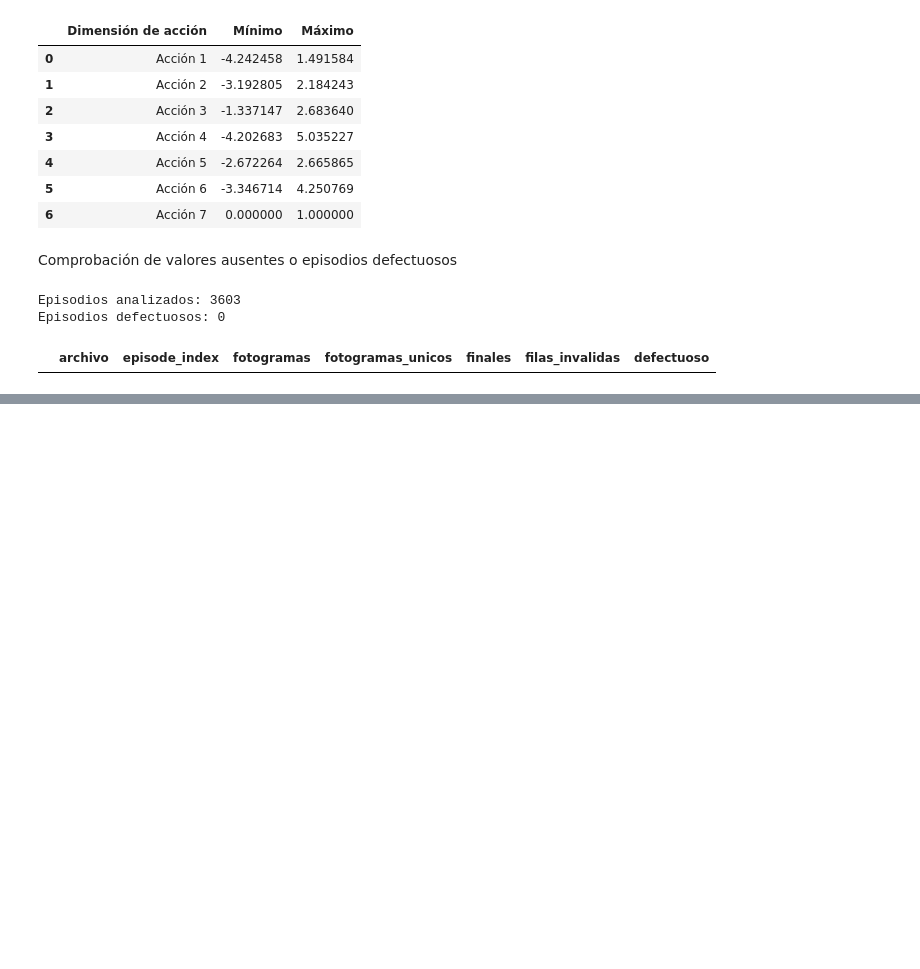
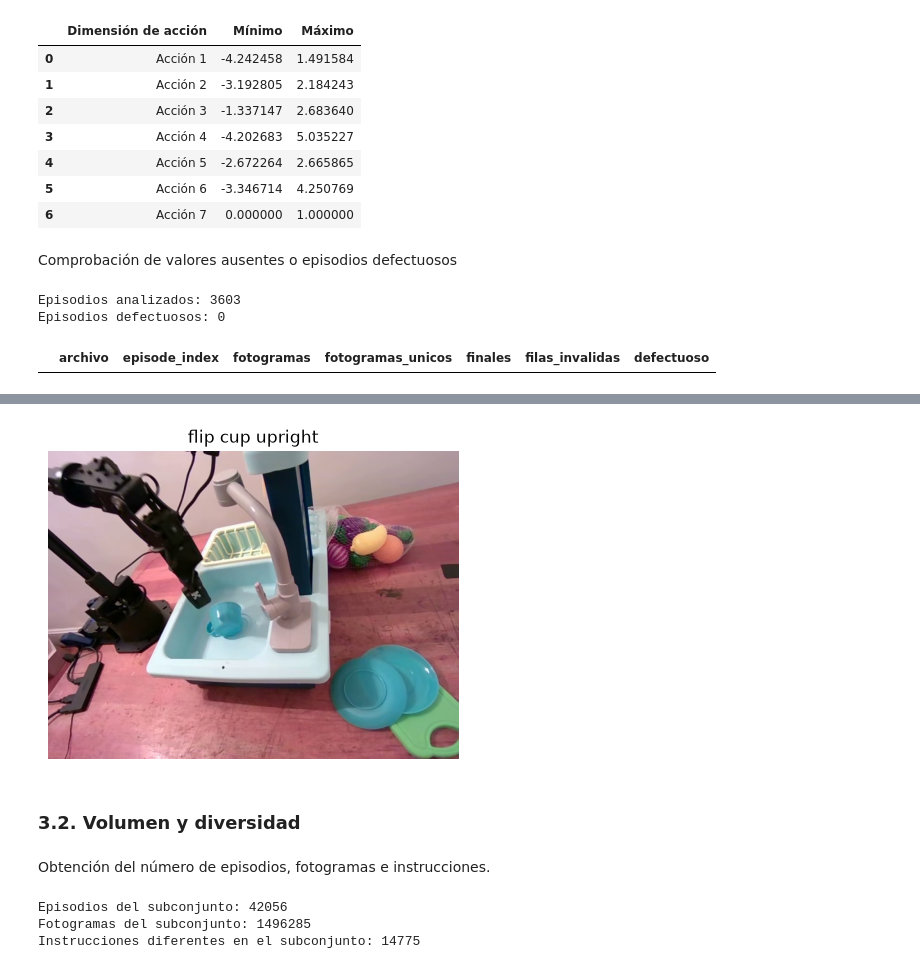
Before and after one commit to osoria80/TFM-VLA, a Jupyter notebook: notebooks/02_estudio_dataset.ipynb, the cells around one changed output, grey strips where cells are left out. Cells and saved outputs as stored; diff of their text form; code cells hidden in the pictures; blank space fills up the shorter version.

Commit message:
Análisis de BridgeV2 dataset

```diff
--- a/notebooks/02_estudio_dataset.ipynb
+++ b/notebooks/02_estudio_dataset.ipynb
@@ -471,0 +563,14 @@ Episodios defectuosos: 0
+# %%
+fila = muestra.iloc[4]
+
+id_tarea = int(fila["task_index"])
+instruccion = tareas_bridge.index[
+    tareas_bridge["task_index"] == id_tarea
+][0]
+
+print("Instrucción:", instruccion)
+print("Estado: ", len(fila["observation.state"]), "valores")
+print("Acción: ", len(fila["action"]), "valores")
+print("Acción concreta:", fila["action"])
+print("Episodio:", fila["episode_index"])
+print("Fotograma:", fila["frame_index"])
@@ -471,0 +585,64 @@ Episodios defectuosos: 0
+# %%
+video = sorted(
+    (RUTA_BRIDGE / "videos" / "observation.images.image_0" / "chunk-000").rglob("*.mp4")
+)[0]
+
+captura = cv2.VideoCapture(str(video))
+captura.set(cv2.CAP_PROP_POS_FRAMES, int(fila["frame_index"]))
+ok, imagen = captura.read()
+captura.release()
+
+if ok:
+    plt.figure(figsize=(6, 4))
+    plt.imshow(cv2.cvtColor(imagen, cv2.COLOR_BGR2RGB))
+    plt.title(instruccion)
+    plt.axis("off")
+    plt.show()
+else:
+    print("No se pudo leer el vídeo.")
+# %% [output]
+[figure, added]
+# %% [markdown]
+### 3.2. Volumen y diversidad
+# %% [markdown]
+Obtención del número de episodios, fotogramas e instrucciones.
+# %%
+archivos_bridge = sorted((RUTA_BRIDGE / "data" / "chunk-000").rglob("*.parquet"))
+
+resumen_episodios_bridge = []
+for archivo in archivos_bridge:
+    datos = pd.read_parquet(
+        archivo,
+        columns=["episode_index","frame_index", "task_index"]
+    )
+    datos["archivo"] = str(archivo.relative_to(RUTA_BRIDGE))
+    lista_episodios.append(
+        datos.drop_duplicates(["archivo", "episode_index"])
+    )
+
+    resumen = (
+        datos.groupby(["archivo", "episode_index"])
+        .agg(
+            fotogramas=("frame_index", "count"),
+            task_index=("task_index", "first"),
+        )
+        .reset_index()
+    )
+
+    resumen_episodios_bridge.append(resumen)
+
+episodios_bridge = pd.concat(
+    resumen_episodios_bridge,
+    ignore_index=True
+)
+
+print("Episodios del subconjunto:", len(episodios_bridge))
+print("Fotogramas del subconjunto:", episodios_bridge["fotogramas"].sum())
+print(
+    "Instrucciones diferentes en el subconjunto:",
+    episodios_bridge["task_index"].nunique()
+)
+# %% [output]
+Episodios del subconjunto: 42056
+Fotogramas del subconjunto: 1496285
+Instrucciones diferentes en el subconjunto: 14775
```
Also changed, not shown: parts of 18 cells of this notebook.
